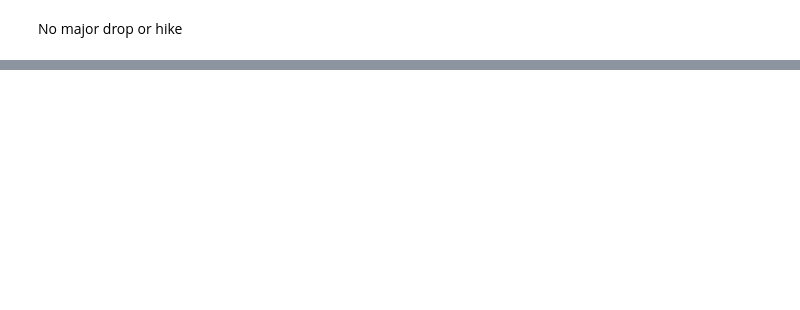
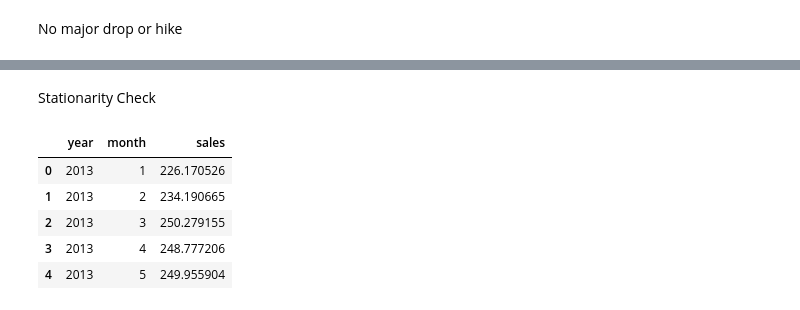
Before and after one commit to jag-shrestha/Sales-Forecast, a Jupyter notebook: Sales_Prediction_TSF.ipynb, the cells around one changed output, grey strips where cells are left out. Saved outputs shown, nothing was run; the diff lists cells and outputs as text; code cells hidden in the pictures; blank space fills up the shorter version.

```diff
--- a/Sales_Prediction_TSF.ipynb
+++ b/Sales_Prediction_TSF.ipynb
@@ -522,0 +291,13 @@ plt.show()
+# %% [markdown]
+Stationarity Check
+# %%
+# df_sales = df[(df['date'] >='2016-01-01') &  (df['date'] <= "2016-12-31")]
+yr_mnth_sales = df.groupby(['year','month'])['sales'].mean().reset_index()
+yr_mnth_sales.head()
+# %% [output]
+|  | year | month | sales |
+| 0 | 2013 | 1 | 226.170526 |
+| 1 | 2013 | 2 | 234.190665 |
+| 2 | 2013 | 3 | 250.279155 |
+| 3 | 2013 | 4 | 248.777206 |
+| 4 | 2013 | 5 | 249.955904 |
```
Also changed, not shown: parts of 57 cells of this notebook.
